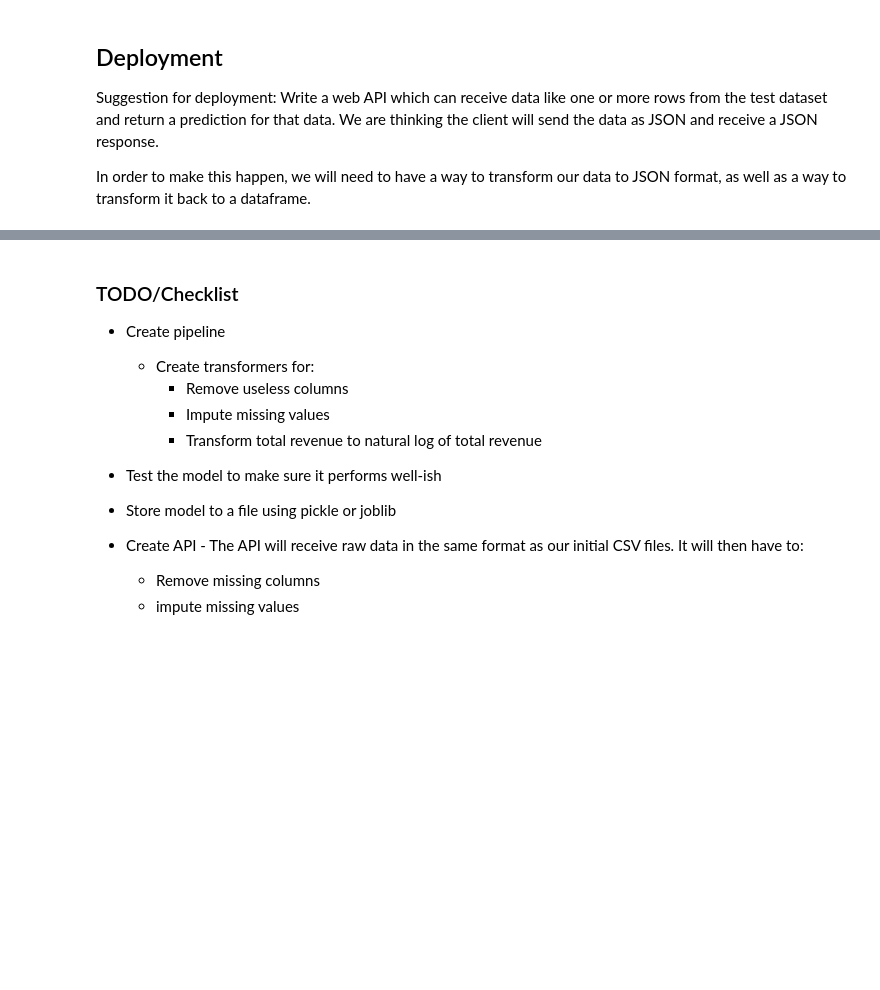
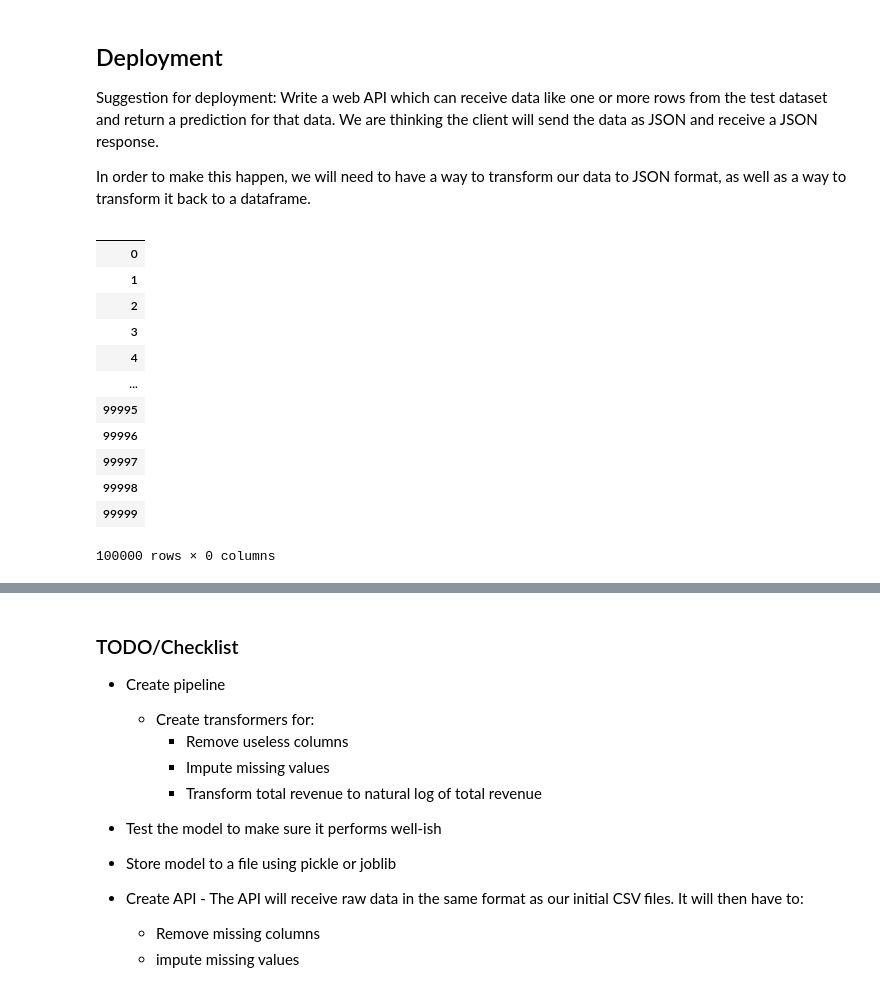
Before and after one commit to SteffenLG/DAT158-Oblig2, a Jupyter notebook: DAT158-Oblig2.ipynb, the cells around one changed output, grey strips where cells are left out. Saved outputs shown, nothing was run; the diff lists cells and outputs as text; code cells hidden in the pictures; blank space fills up the shorter version.

```diff
--- a/DAT158-Oblig2.ipynb
+++ b/DAT158-Oblig2.ipynb
@@ -316,3 +439,19 @@ payingCustomers.head()
 Suggestion for deployment: Write a web API which can receive data like one or more rows from the test dataset and return a prediction for that data. We are thinking the client will send the data as JSON and receive a JSON response.
 
 In order to make this happen, we will need to have a way to transform our data to JSON format, as well as a way to transform it back to a dataframe.
+# %%
+train.select_dtypes(exclude=["number","bool_","object_"])
+# %% [output]
+|  |
+| 0 |
+| 1 |
+| 2 |
+| 3 |
+| 4 |
+| ... |
+| 99995 |
+| 99996 |
+| 99997 |
+| 99998 |
+| 99999 |
+100000 rows × 0 columns
```
Also changed, not shown: parts of 22 cells of this notebook, 3 other files.
